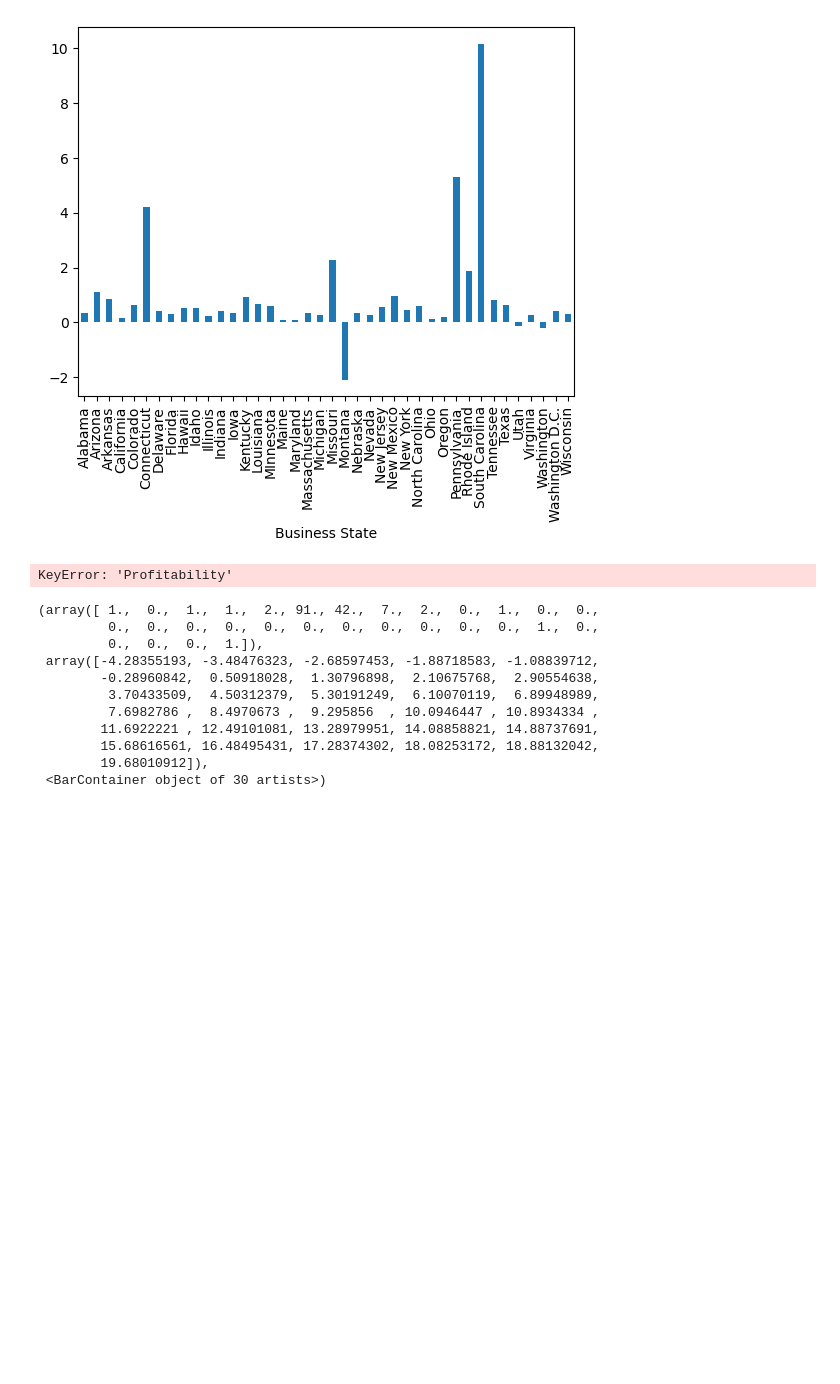
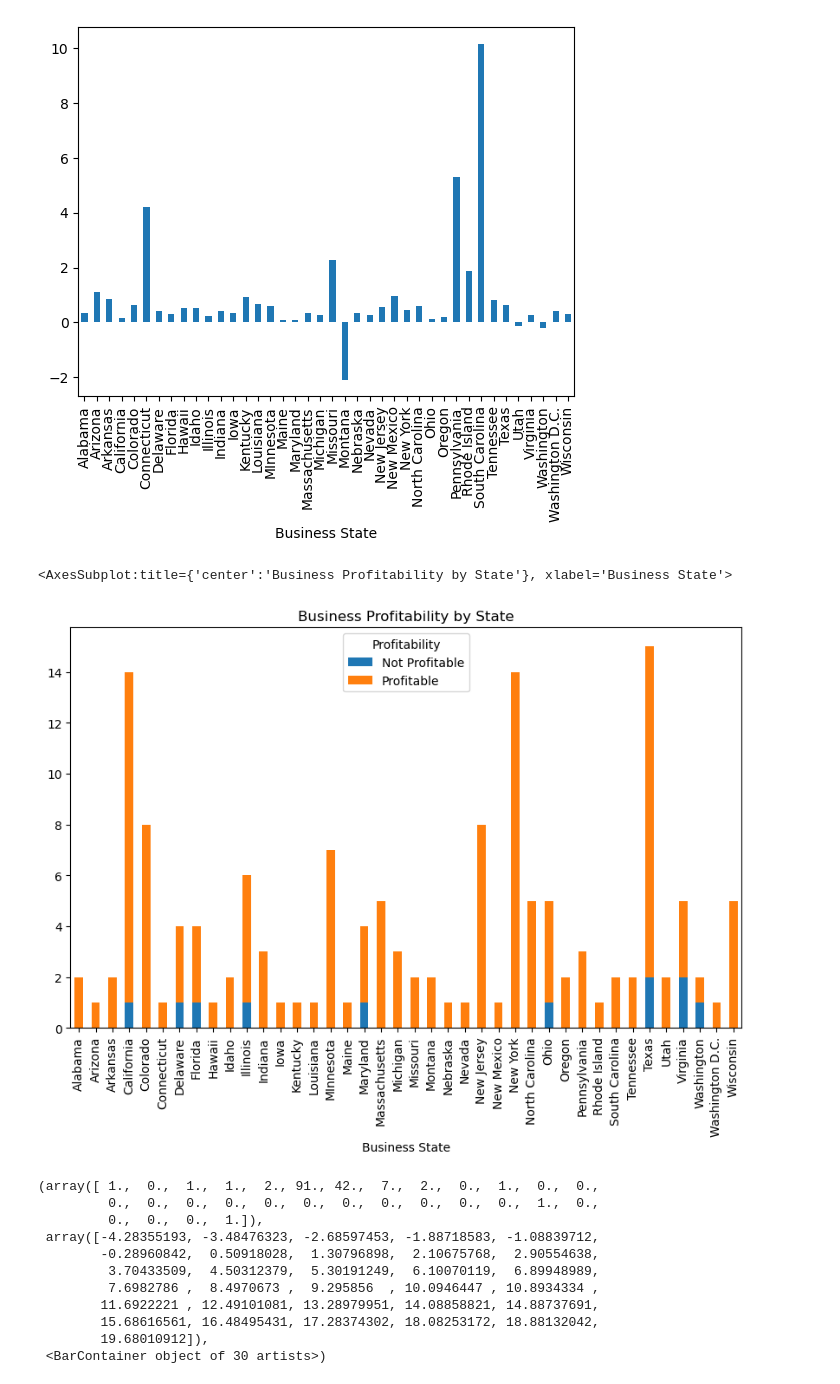
Before and after one commit to AbiyMekuria/Task-3, a Jupyter notebook: Task_3.ipynb, the cells around one changed output. Saved outputs shown, nothing was run; the diff lists cells and outputs as text; code cells hidden in the pictures; blank space fills up the shorter version.

Commit message:
Four custamized visualization added

```diff
--- a/Task_3.ipynb
+++ b/Task_3.ipynb
@@ -65,10 +65,12 @@ df.groupby("Business State")["Debt_to_Equity_Calc"].mean().plot(kind="bar")
 <AxesSubplot:xlabel='Business State'>
 [figure]
 # %%
+df["Profitability"] = df["Profit Margin"].apply(lambda x: "Profitable" if x > 0 else "Not Profitable")
 state_profit = df.groupby(["Business State", "Profitability"])["Business ID"].count().unstack(fill_value=0)
 state_profit.plot(kind="bar", stacked= True, figsize=(10,6), title="Business Profitability by State")
 # %% [output]
-KeyError: 'Profitability'
+<AxesSubplot:title={'center':'Business Profitability by State'}, xlabel='Business State'>
+[figure, added]
 # %%
 # 2.Histogram – Distribution of Debt-to-Equity
 plt.hist(df["Debt_to_Equity_Calc"], bins=30, edgecolor="black")
```
Also changed, not shown: parts of 8 cells of this notebook.
